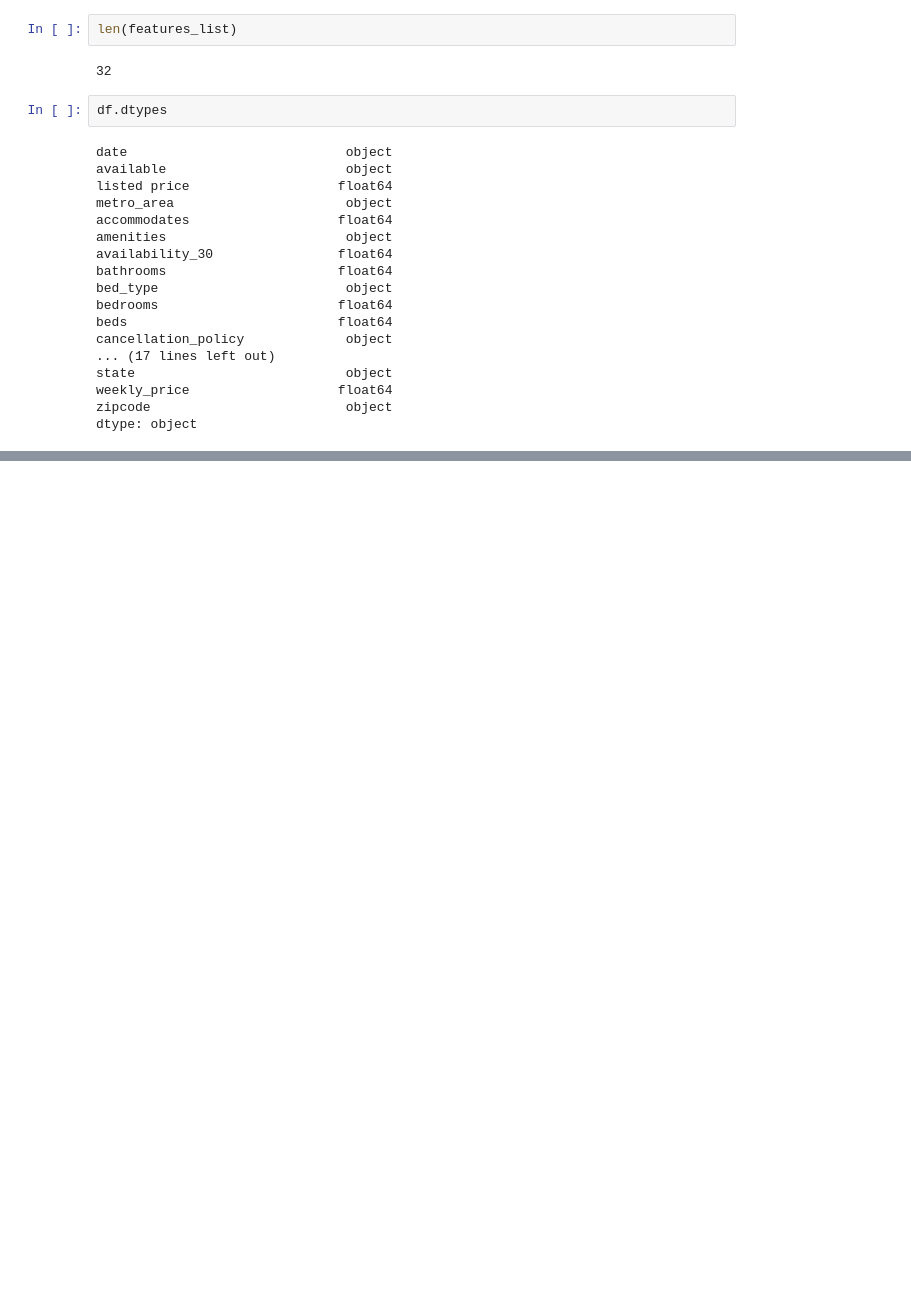
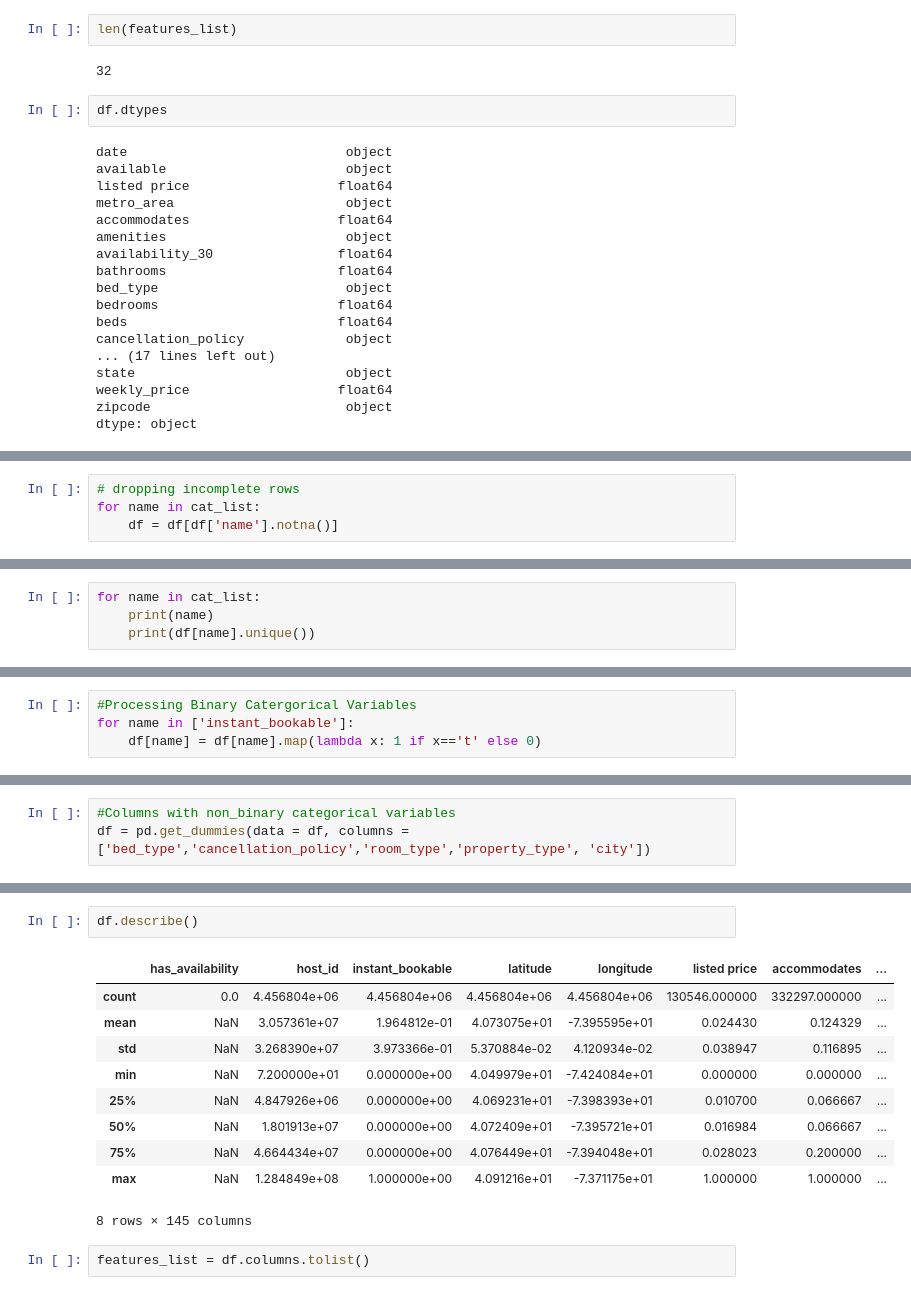
Before and after one commit to terenceneo/Airbnb-NYC-data-study, a Jupyter notebook: AirBnb Data Exploration.ipynb, the cells around one changed output, grey strips where cells are left out. Drawn from its saved outputs; the diff is of its cells as text; blank space fills up the shorter version.

```diff
--- a/AirBnb Data Exploration.ipynb
+++ b/AirBnb Data Exploration.ipynb
@@ -230,0 +269,4 @@ num_list
+# %%
+# dropping incomplete rows
+for name in cat_list:
+    df = df[df['name'].notna()]
@@ -230,0 +277,4 @@ num_list
+# %%
+for name in cat_list:
+    print(name)
+    print(df[name].unique())
@@ -231,3 +309,7 @@ num_list
+# %%
+#Processing Binary Catergorical Variables
+for name in ['instant_bookable']:
+    df[name] = df[name].map(lambda x: 1 if x=='t' else 0)
 # %%
 cat_list
 # %% [output]
@@ -277,0 +322,3 @@ ValueError: could not convert string to float: '2016-05-17'
+# %%
+#Columns with non_binary categorical variables
+df = pd.get_dummies(data = df, columns = ['bed_type','cancellation_policy','room_type','property_type', 'city'])
@@ -277,0 +345,15 @@ ValueError: could not convert string to float: '2016-05-17'
+# %%
+df.describe()
+# %% [output]
+|  | has_availability | host_id | instant_bookable | latitude | longitude | listed price | accommodates | ... |
+| count | 0.0 | 4.456804e+06 | 4.456804e+06 | 4.456804e+06 | 4.456804e+06 | 130546.000000 | 332297.000000 | ... |
+| mean | NaN | 3.057361e+07 | 1.964812e-01 | 4.073075e+01 | -7.395595e+01 | 0.024430 | 0.124329 | ... |
+| std | NaN | 3.268390e+07 | 3.973366e-01 | 5.370884e-02 | 4.120934e-02 | 0.038947 | 0.116895 | ... |
+| min | NaN | 7.200000e+01 | 0.000000e+00 | 4.049979e+01 | -7.424084e+01 | 0.000000 | 0.000000 | ... |
+| 25% | NaN | 4.847926e+06 | 0.000000e+00 | 4.069231e+01 | -7.398393e+01 | 0.010700 | 0.066667 | ... |
+| 50% | NaN | 1.801913e+07 | 0.000000e+00 | 4.072409e+01 | -7.395721e+01 | 0.016984 | 0.066667 | ... |
+| 75% | NaN | 4.664434e+07 | 0.000000e+00 | 4.076449e+01 | -7.394048e+01 | 0.028023 | 0.200000 | ... |
+| max | NaN | 1.284849e+08 | 1.000000e+00 | 4.091216e+01 | -7.371175e+01 | 1.000000 | 1.000000 | ... |
+8 rows × 145 columns
+# %%
+features_list = df.columns.tolist()
```
Also changed, not shown: parts of 73 cells of this notebook, 2 other files.
